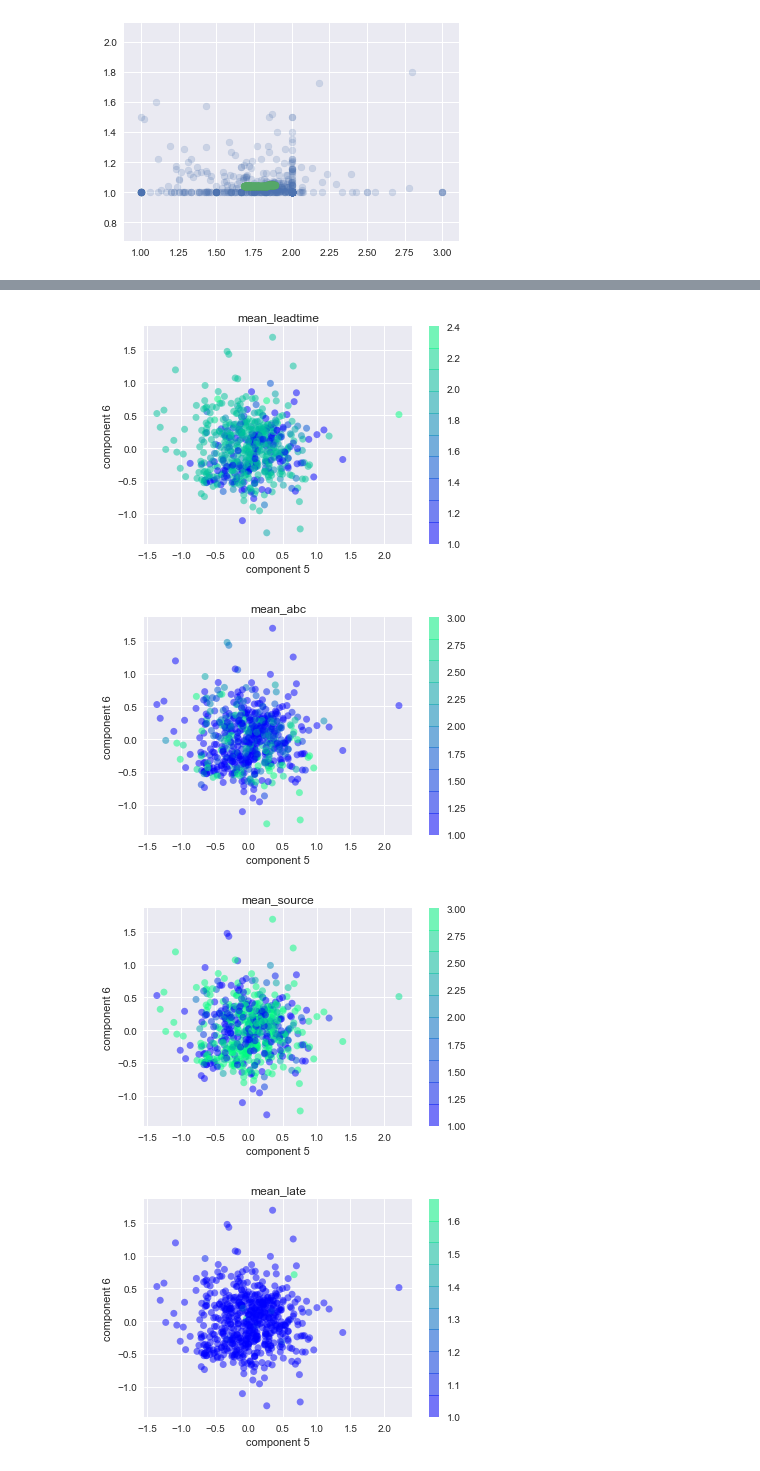
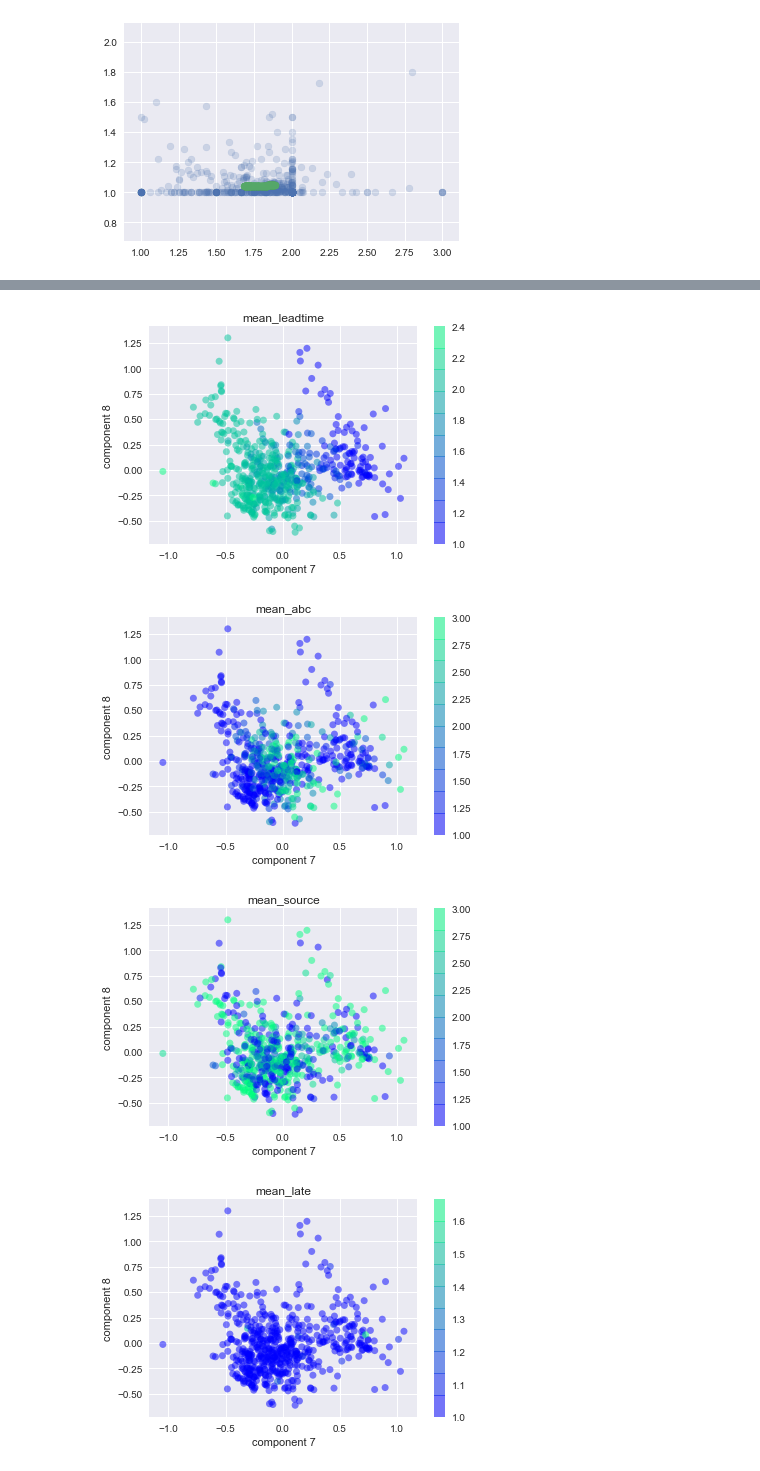
Before and after one commit to gnaven/Harris_Risk_Analysis, a Jupyter notebook: Harris Data/new_data/PLOT_PCA.ipynb, the cells around one changed output, grey strips where cells are left out. Drawn from its saved outputs; the diff is of its cells as text; code cells hidden in the pictures.

Commit message:
more plots

```diff
--- a/Harris Data/new_data/PLOT_PCA.ipynb
+++ b/Harris Data/new_data/PLOT_PCA.ipynb
@@ -112,7 +112,7 @@ plt.axis('equal');
 # print(digits.data.shape)
 # print(projected.shape)
 # %%
-pca = PCA(6)  # project from 64 to 2 dimensions
+pca = PCA()  # project from 64 to 2 dimensions
 projected = pca.fit_transform(x)
 print(x.shape)
 print(projected.shape)
@@ -123,13 +129,13 @@ print(projected.shape)
 # %%
 for feat in PCA_feats:
-    plt.scatter(projected[:, 4], projected[:, 5],
+    plt.scatter(projected[:, 6], projected[:, 7],
                 c=x[feat], edgecolor='none', alpha=0.5,
                 cmap=plt.cm.get_cmap('winter', 10))
-    plt.xlabel('component 5')
-    plt.ylabel('component 6')
+    plt.xlabel('component 7')
+    plt.ylabel('component 8')
     plt.title(feat)
     plt.colorbar();
-    fname = "PCA_5_6_" + feat
+    fname = "PCA_7_8_" + feat
     plt.savefig(fname)
     plt.show()
 # %% [output]
@@ -141,4 +147,4 @@ for feat in PCA_feats:
-[figure, old version]
+[figure, new version]
-[figure, old version]
+[figure, new version]
-[figure, old version]
+[figure, new version]
-[figure, old version]
+[figure, new version]
```
Also changed, not shown: parts of 3 cells of this notebook, 13 other files.
